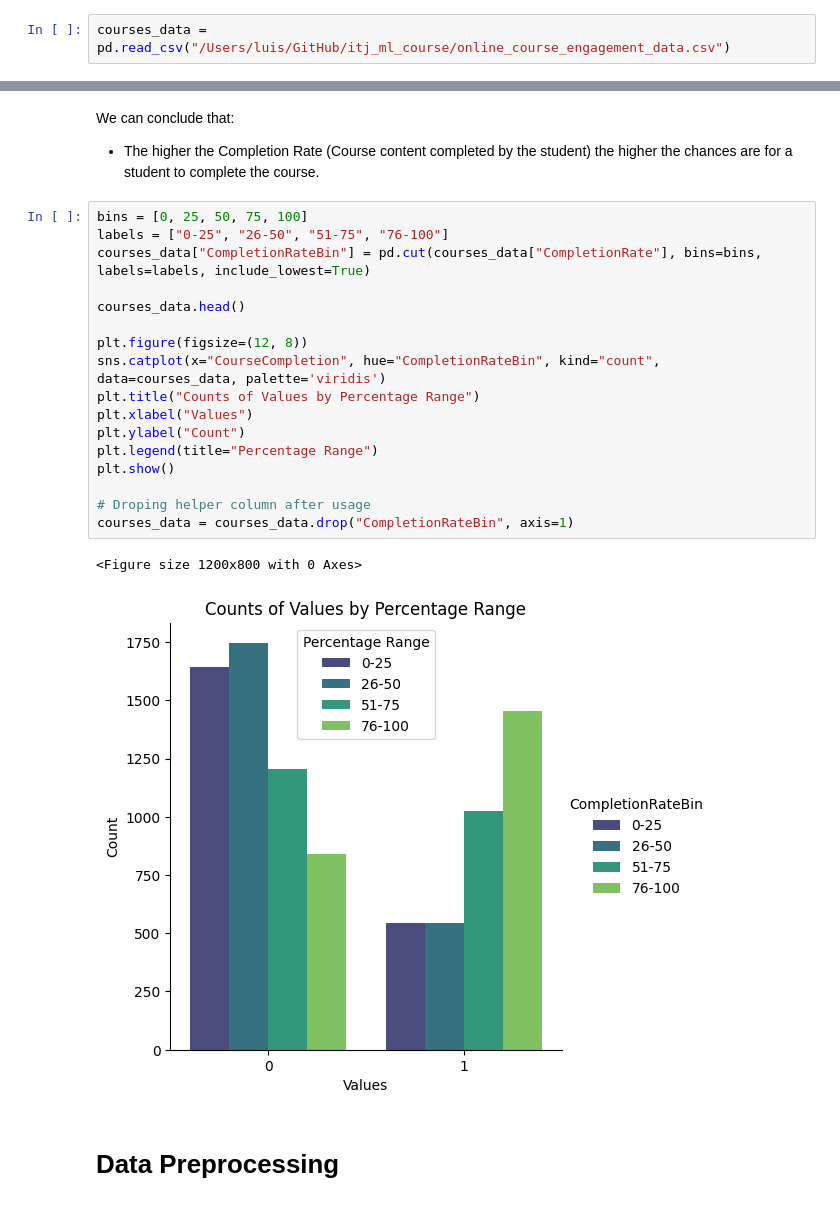
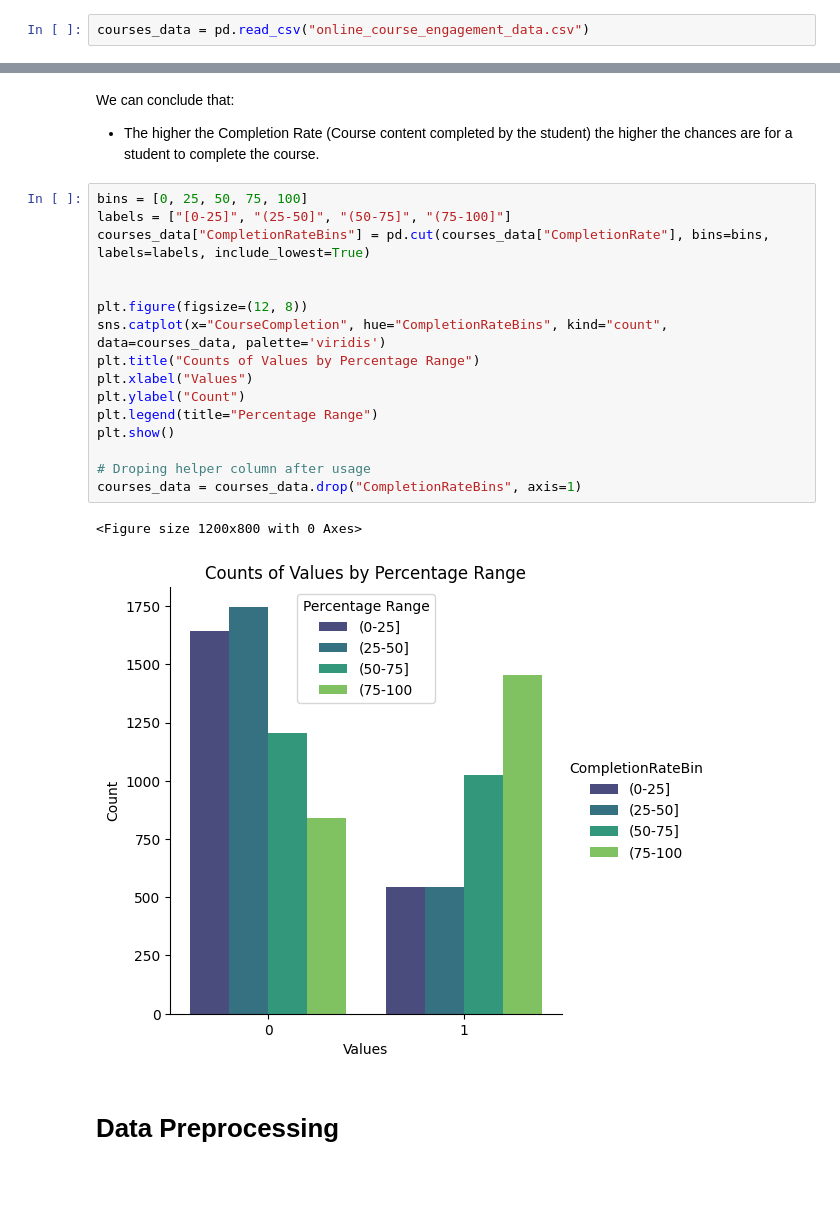
Before and after one commit to InfinityCandy/itj_ml_course, a Jupyter notebook: main.ipynb, the cells around one changed output, grey strips where cells are left out. Drawn from its saved outputs; the diff is of its cells as text.

```diff
--- a/main.ipynb
+++ b/main.ipynb
@@ -19,7 +19,7 @@ RANDOM_SEED = 42
 # %% [markdown]
 Load the data.
 # %%
-courses_data = pd.read_csv("/Users/luis/GitHub/itj_ml_course/online_course_engagement_data.csv")
+courses_data = pd.read_csv("online_course_engagement_data.csv")
 # %% [markdown]
 General statistical description of each feature in the dataset.
 # %%
@@ -145,24 +145,23 @@ We can conclude that:
 - The higher the Completion Rate (Course content completed by the student) the higher the chances are for a student to complete the course.
 # %%
 bins = [0, 25, 50, 75, 100]
-labels = ["0-25", "26-50", "51-75", "76-100"]
-courses_data["CompletionRateBin"] = pd.cut(courses_data["CompletionRate"], bins=bins, labels=labels, include_lowest=True)
+labels = ["[0-25]", "(25-50]", "(50-75]", "(75-100]"]
+courses_data["CompletionRateBins"] = pd.cut(courses_data["CompletionRate"], bins=bins, labels=labels, include_lowest=True)
 
-courses_data.head()
 
 plt.figure(figsize=(12, 8))
-sns.catplot(x="CourseCompletion", hue="CompletionRateBin", kind="count", data=courses_data, palette='viridis')
+sns.catplot(x="CourseCompletion", hue="CompletionRateBins", kind="count", data=courses_data, palette='viridis')
 plt.title("Counts of Values by Percentage Range")
 plt.xlabel("Values")
 plt.ylabel("Count")
 plt.legend(title="Percentage Range")
 plt.show()
 
 # Droping helper column after usage
-courses_data = courses_data.drop("CompletionRateBin", axis=1)
+courses_data = courses_data.drop("CompletionRateBins", axis=1)
 # %% [output]
 <Figure size 1200x800 with 0 Axes>
-[figure, old version]
+[figure, new version]
 # %% [markdown]
 # Data Preprocessing
 # %% [markdown]
```
